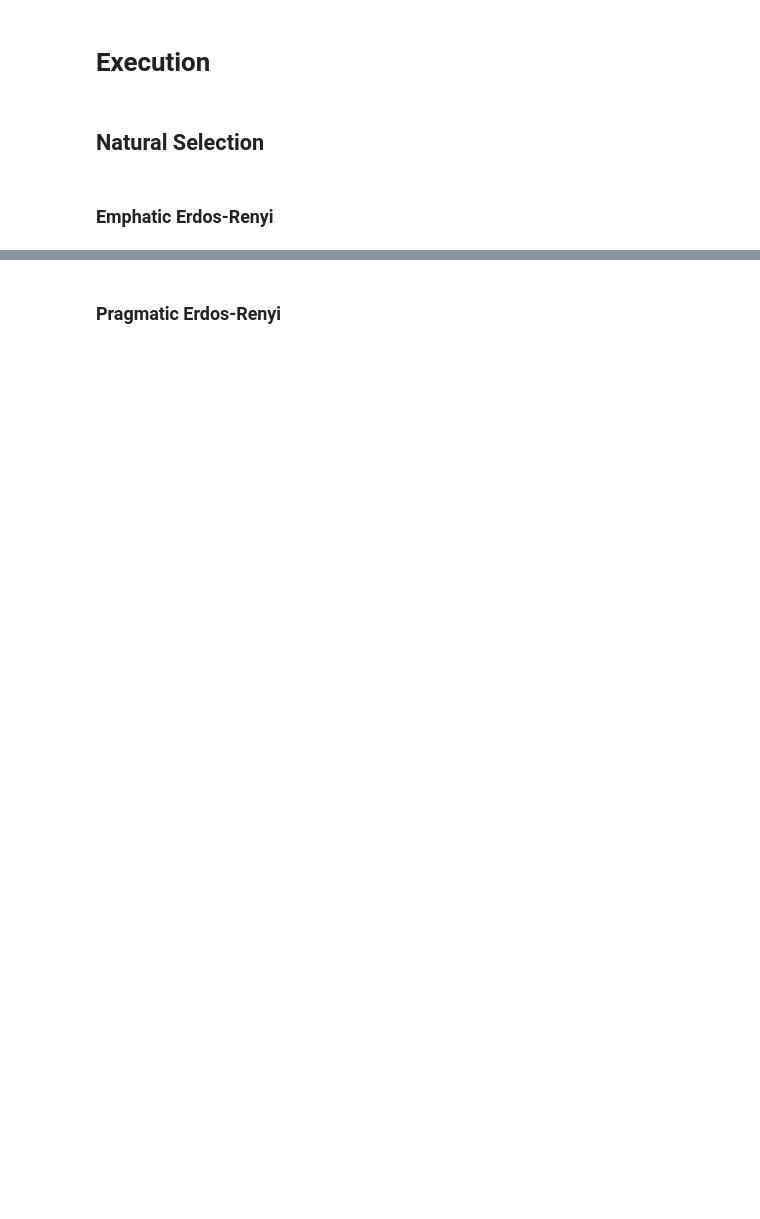
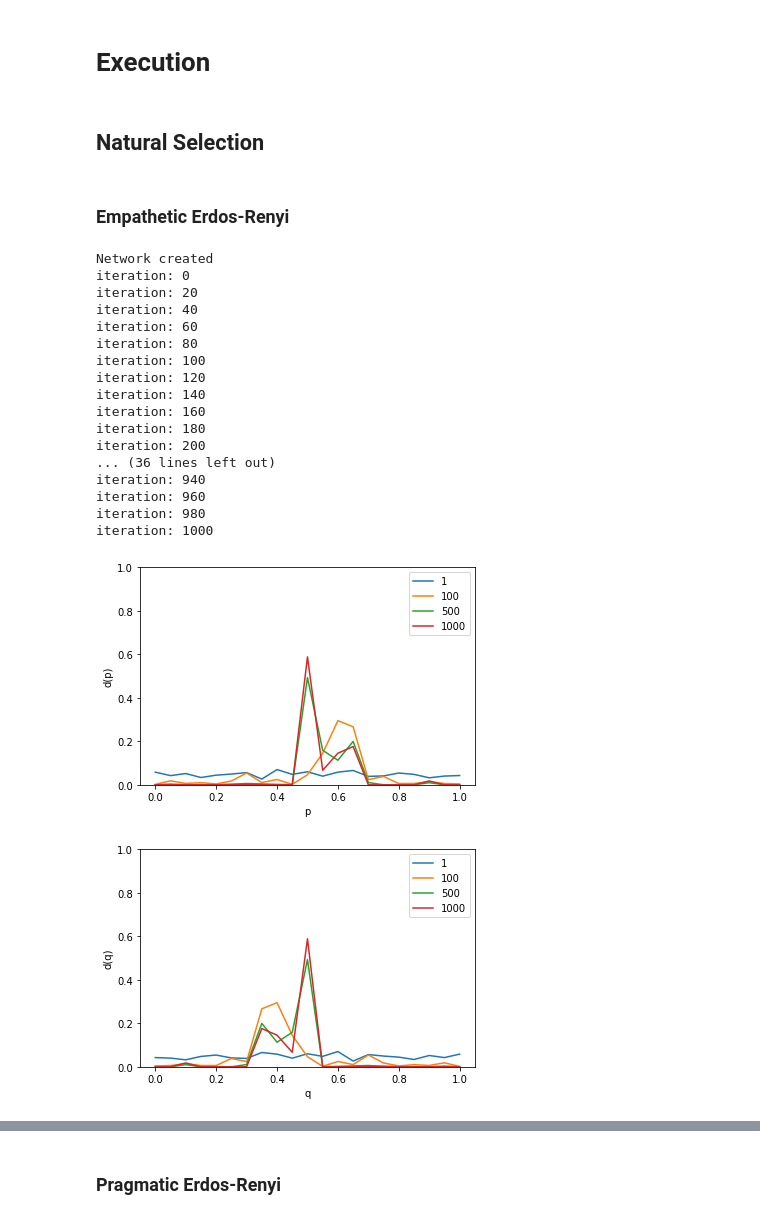
Before and after one commit to rufimelo99/UltimatumGame, a Jupyter notebook: UltimatumGame.ipynb, the cells around one changed output, grey strips where cells are left out. Drawn from its saved outputs; the diff is of its cells as text; code cells hidden in the pictures; blank space fills up the shorter version.

Commit message:
Base Natural Selection and Social Penalty Simulations done

```diff
--- a/UltimatumGame.ipynb
+++ b/UltimatumGame.ipynb
@@ -202,4 +202,76 @@ class ultimatumGame:
 # %% [markdown]
 ## Natural Selection
 # %% [markdown]
-### Emphatic Erdos-Renyi
+### Empathetic Erdos-Renyi
+# %%
+NPLAYERS =  500
+NITERATIONS = 1001
+
+game = ultimatumGame(NPLAYERS, PlayerRole.EMPATHETIC, ScaleFree=False)
+
+#pValues
+offersDicInitial = mapValuesIndex.copy()
+#qValues
+thresholdDicInitial = mapValuesIndex.copy()
+
+offerDic = {}
+thresholdDic = {}
+
+#run episodes
+for iteration in range(NITERATIONS):
+  if iteration%(NITERATIONS//50)==0:
+    print("iteration: "+str(iteration))
+  offersDicInitial,offerDic,thresholdDicInitial,thresholdDic = game.runEpisode(iteration,offersDicInitial,offerDic,thresholdDicInitial,thresholdDic,stopsForGraphs, NaturalSelection=True, SocialPenalty=False)
+
+
+plt.plot(bargainValues, np.array(list(offerDic[1].values()))/sum(np.array(list(offerDic[1].values()))) , label = "1" )
+plt.plot(bargainValues, np.array(list(offerDic[100].values()))/sum(np.array(list(offerDic[100].values()))) , label = "100" )
+plt.plot(bargainValues, np.array(list(offerDic[500].values()))/sum(np.array(list(offerDic[500].values()))) , label = "500" )
+plt.plot(bargainValues, np.array(list(offerDic[1000].values()))/sum(np.array(list(offerDic[1000].values()))) , label = "1000" )
+
+# naming the x axis
+plt.xlabel('p')
+# naming the y axis
+plt.ylabel('d(p)')
+# show a legend on the plot
+plt.legend()
+plt.ylim(bottom=0)
+plt.ylim(top=1)
+plt.show()
+
+plt.plot(bargainValues, np.array(list(thresholdDic[1].values()))/sum(np.array(list(thresholdDic[1].values()))) , label = "1" )
+plt.plot(bargainValues, np.array(list(thresholdDic[100].values()))/sum(np.array(list(thresholdDic[100].values()))) , label = "100" )
+plt.plot(bargainValues, np.array(list(thresholdDic[500].values()))/sum(np.array(list(thresholdDic[500].values()))) , label = "500" )
+plt.plot(bargainValues, np.array(list(thresholdDic[1000].values()))/sum(np.array(list(thresholdDic[1000].values()))) , label = "1000" )
+
+# naming the x axis
+
+# naming the x axis
+plt.xlabel('q')
+# naming the y axis
+plt.ylabel('d(q)')
+# show a legend on the plot
+plt.legend()
+plt.ylim(bottom=0)
+plt.ylim(top=1)
+plt.show()
+# %% [output]
+Network created
+iteration: 0
+iteration: 20
+iteration: 40
+iteration: 60
+iteration: 80
+iteration: 100
+iteration: 120
+iteration: 140
+iteration: 160
+iteration: 180
+iteration: 200
+... (36 lines left out)
+iteration: 940
+iteration: 960
+iteration: 980
+iteration: 1000
+[figure, added]
+[figure, added]
```
Also changed, not shown: parts of 47 cells of this notebook.
